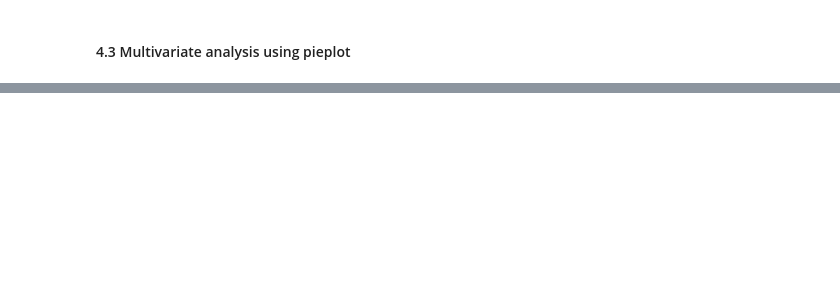
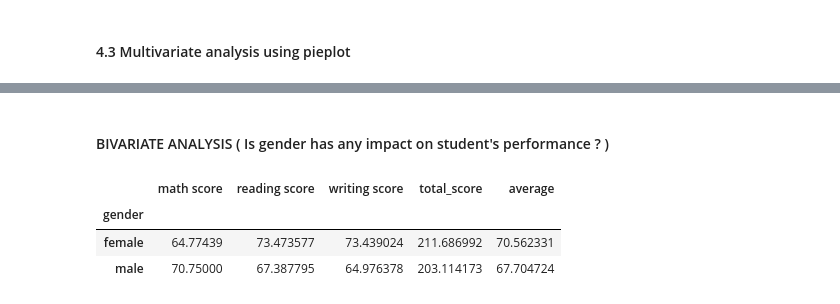
Before and after one commit to Madushani-Weerasekara/EndToEndMLProject, a Jupyter notebook: src/notebook/1. EDA STUDENT PERFORMANCE.ipynb, the cells around one changed output, grey strips where cells are left out. Saved outputs shown, nothing was run; the diff lists cells and outputs as text; code cells hidden in the pictures; blank space fills up the shorter version.

```diff
--- a/src/notebook/1. EDA STUDENT PERFORMANCE.ipynb
+++ b/src/notebook/1. EDA STUDENT PERFORMANCE.ipynb
@@ -360,0 +442,15 @@ df.head()
+# %% [markdown]
+#### BIVARIATE ANALYSIS ( Is gender has any impact on student's performance ? )
+# %%
+# Select only the numeric columns
+numeric_df = df.select_dtypes(include=['number'])
+
+# Group by gender and calculate the mean for numeric columns
+gender_group = numeric_df.groupby(df['gender']).mean()
+
+gender_group
+# %% [output]
+|  | math score | reading score | writing score | total_score | average |
+| gender |  |  |  |  |  |
+| female | 64.77439 | 73.473577 | 73.439024 | 211.686992 | 70.562331 |
+| male | 70.75000 | 67.387795 | 64.976378 | 203.114173 | 67.704724 |
```
Also changed, not shown: parts of 13 cells of this notebook, 27 other files.
